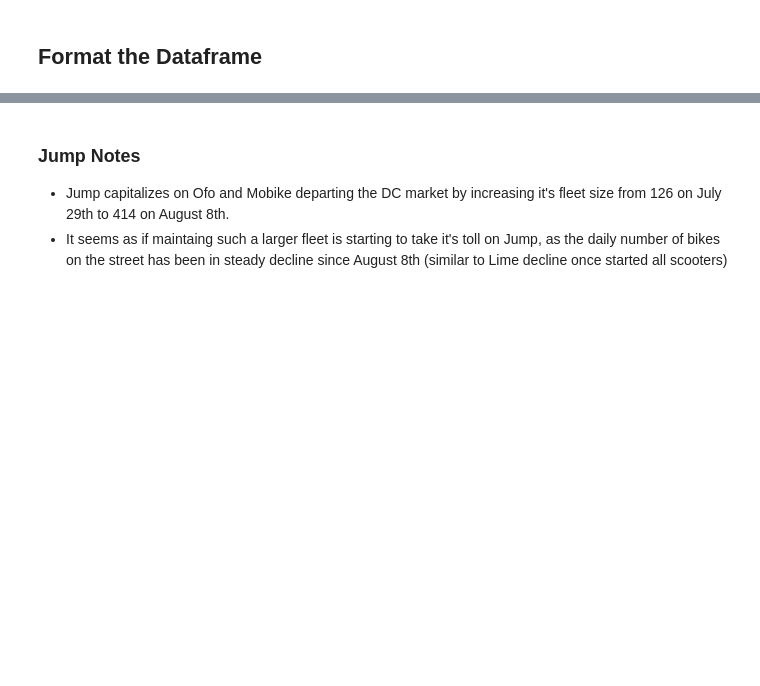
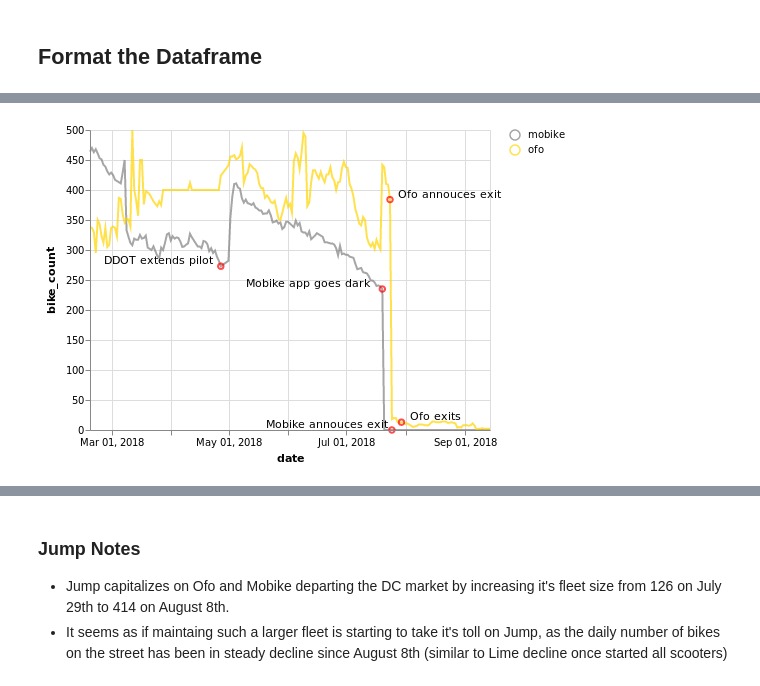
Before and after one commit to msussman/dc_dobi_extinction, a Jupyter notebook: plots/all_providers.ipynb, the cells around one changed output, grey strips where cells are left out. Cells and saved outputs as stored; diff of their text form; code cells hidden in the pictures; blank space fills up the shorter version.

```diff
--- a/plots/all_providers.ipynb
+++ b/plots/all_providers.ipynb
@@ -89,0 +152,16 @@ df['bike_count'] = np.where((df['bike_count'] > 500) &
+# %%
+chinese_df = df[df['provider'].isin(['ofo', 'mobike'])]
+
+# Pivot Dataframe so each provider has same dates, Fill in zeros for mobike
+chinese_df = chinese_df.pivot(index='date', columns='provider', values='bike_count')
+chinese_df['mobike'].fillna(0, inplace=True)
+chinese_df['ofo'].fillna(400, inplace=True)
+chinese_df.reset_index(inplace=True)
+
+# Melt Dataframe for plotting in Altair
+chinese_df =  pd.melt(chinese_df, id_vars=['date'],
+                         value_vars=['mobike', 'ofo'],
+                         value_name = 'bike_count',
+
+                         var_name = 'provider',
+                         )
@@ -89,0 +202,48 @@ df['bike_count'] = np.where((df['bike_count'] > 500) &
+# %%
+line_chart = alt.Chart(chinese_df).mark_line(opacity=0.7).encode(
+             alt.X('date'),
+             alt.Y('bike_count'),
+             alt.Color('provider',
+                       legend=alt.Legend(title=None, orient='right'),
+                       scale=alt.Scale(range=['#808080','#ffd500']))
+             )
+
+
+# Mobike points
+mobike_points = alt.Chart(chinese_df[chinese_df['mobike_event'] != '']
+             ).mark_point(color='red'
+
+             ).encode(
+             alt.X('date'),
+             alt.Y('bike_count')
+)
+
+# Mobike Annotated points
+mobike_text = mobike_points.mark_text(
+                  align='right',
+                  baseline='bottom',
+        ).encode(
+            text='mobike_event',
+        )
+
+# Ofo points
+ofo_points = alt.Chart(chinese_df[chinese_df['ofo_event'] != '']
+             ).mark_point(color='red'
+
+             ).encode(
+             alt.X('date'),
+             alt.Y('bike_count')
+)
+
+# Ofo Annotated points
+ofo_text = ofo_points.mark_text(
+                  align='left',
+                  baseline='bottom',
+        ).encode(
+            text='ofo_event',
+        )
+
+
+
+line_chart + mobike_points + mobike_text + ofo_points + ofo_text
+# %% [output]
@@ -89,0 +251 @@ df['bike_count'] = np.where((df['bike_count'] > 500) &
+[figure, added]
```
Also changed, not shown: parts of 22 cells of this notebook, 1 other file.
